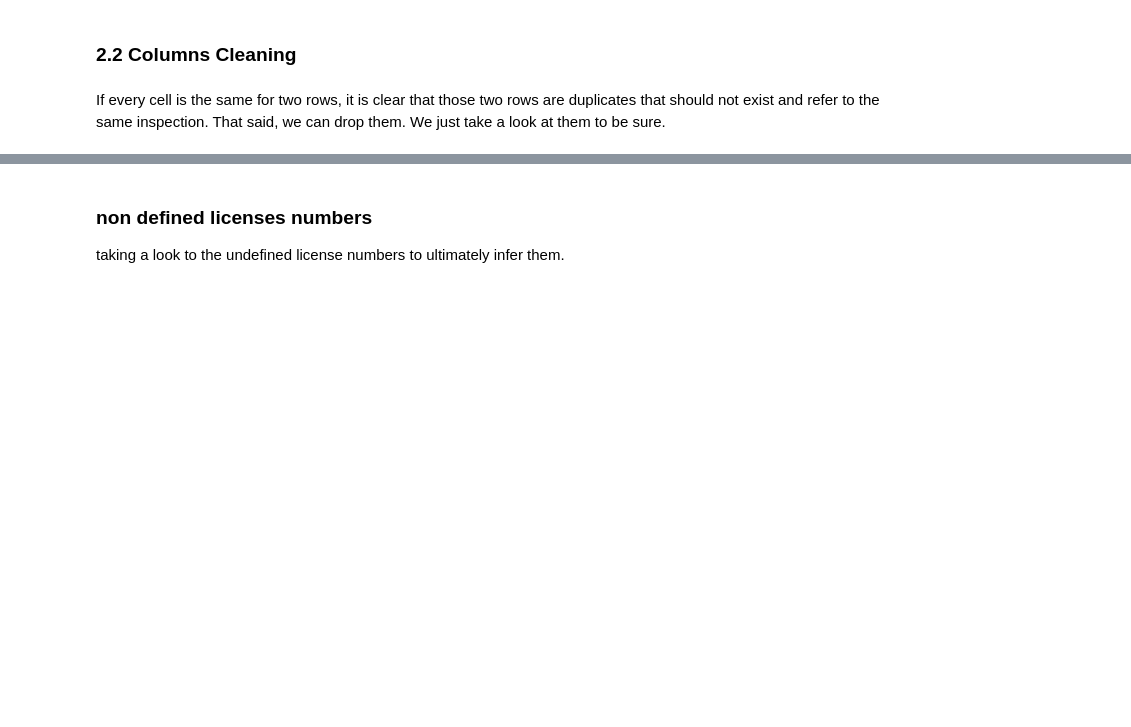
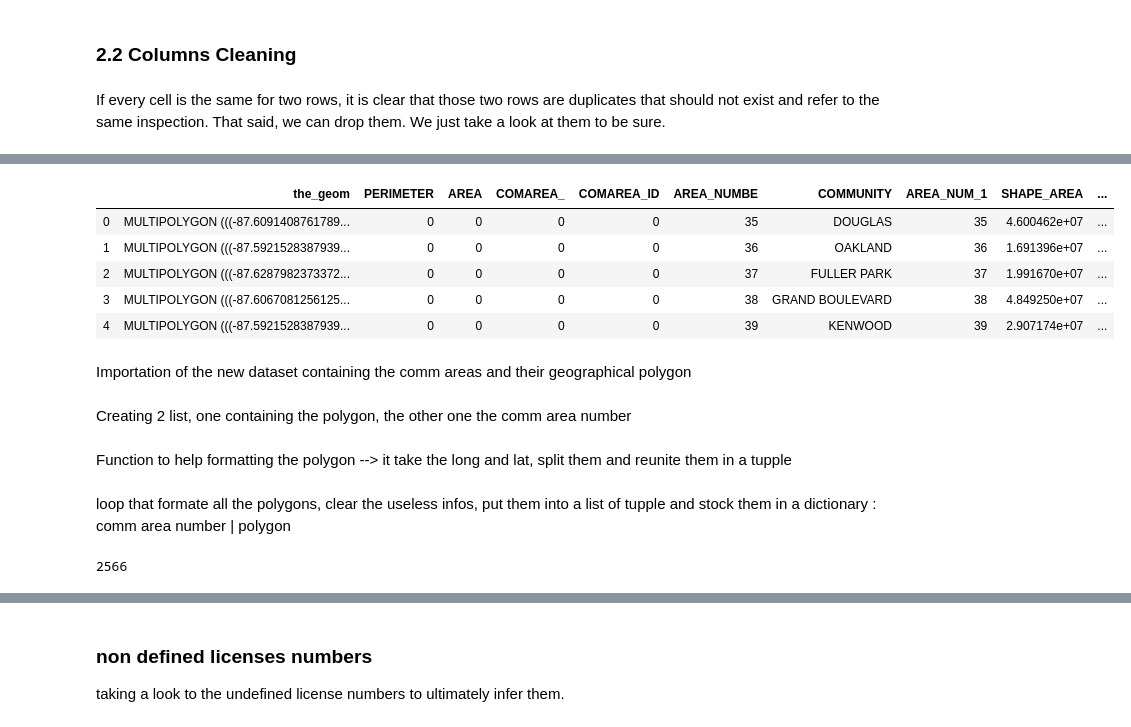
Before and after one commit to clairebilat/ada-2019-project-lost-and-found, a Jupyter notebook: Milestone-2.ipynb, the cells around one changed output, grey strips where cells are left out. Saved outputs shown, nothing was run; the diff lists cells and outputs as text; code cells hidden in the pictures; blank space fills up the shorter version.

Commit message:
commit add comm area for eat_seat

```diff
--- a/Milestone-2.ipynb
+++ b/Milestone-2.ipynb
@@ -283,0 +371,12 @@ dtype: int64
+# %%
+commareas = pd.read_csv('CommAreas.csv', error_bad_lines=False)
+commareas.head()
+# %% [output]
+|  | the_geom | PERIMETER | AREA | COMAREA_ | COMAREA_ID | AREA_NUMBE | COMMUNITY | AREA_NUM_1 | SHAPE_AREA | ... |
+| 0 | MULTIPOLYGON (((-87.6091408761789... | 0 | 0 | 0 | 0 | 35 | DOUGLAS | 35 | 4.600462e+07 | ... |
+| 1 | MULTIPOLYGON (((-87.5921528387939... | 0 | 0 | 0 | 0 | 36 | OAKLAND | 36 | 1.691396e+07 | ... |
+| 2 | MULTIPOLYGON (((-87.6287982373372... | 0 | 0 | 0 | 0 | 37 | FULLER PARK | 37 | 1.991670e+07 | ... |
+| 3 | MULTIPOLYGON (((-87.6067081256125... | 0 | 0 | 0 | 0 | 38 | GRAND BOULEVARD | 38 | 4.849250e+07 | ... |
+| 4 | MULTIPOLYGON (((-87.5921528387939... | 0 | 0 | 0 | 0 | 39 | KENWOOD | 39 | 2.907174e+07 | ... |
+# %% [markdown]
+Importation of the new dataset containing the comm areas and their geographical polygon
@@ -283,0 +386,2 @@ dtype: int64
+# %% [markdown]
+Creating 2 list, one containing the polygon, the other one the comm area number
@@ -283,0 +393,2 @@ dtype: int64
+# %% [markdown]
+Function to help formatting the polygon --> it take the long and lat, split them and reunite them in a tupple
@@ -283,0 +404,29 @@ dtype: int64
+# %% [markdown]
+loop that formate all the polygons, clear the useless infos, put them into a list of tupple and stock them in a dictionary :
+comm area number | polygon
+# %%
+c = []
+count = 0
+for x in loc :
+    if x[0] == 0.0 or x[1] == 0.0 :
+        c.append(0.0)
+    else :
+        if type(x) == tuple :
+            point = Point(x)
+            con = 1
+            for y in d :
+                if d[y].contains(point) :
+                    c.append(float(y))
+                    break
+                else :
+                    con += 1
+                    if con > len(d) :
+                        c.append(0.0)
+                        count += 1
+                    else :
+                        pass
+        else :
+            c.append(0.0)
+print(count)
+# %% [output]
+2566
```
Also changed, not shown: parts of 32 cells of this notebook.
